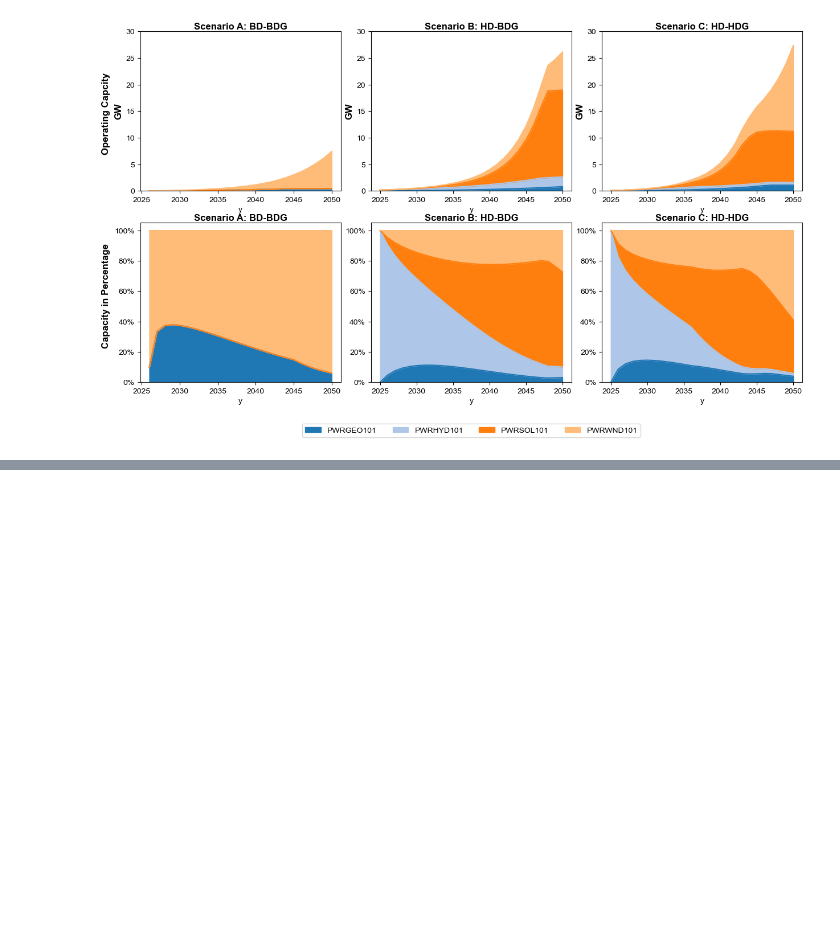
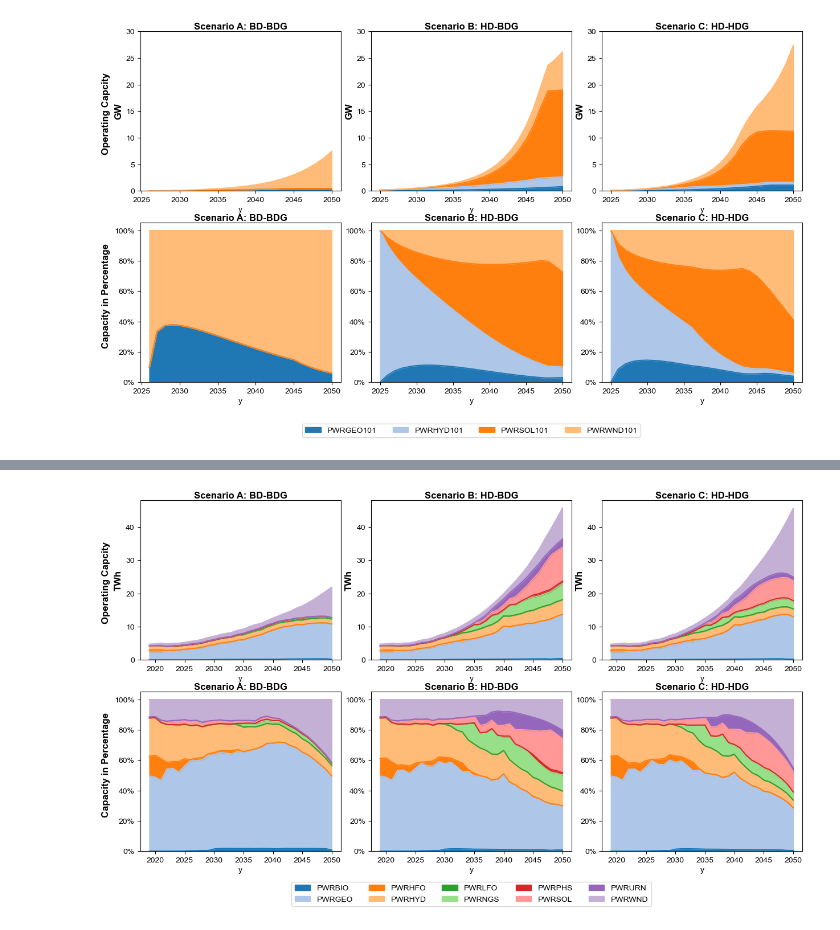
Before and after one commit to jerrysong0128/tech-learning-curve_in_OSeMOSYS, a Jupyter notebook: OSeMOSYS_Diffusion_Kenya/tools/2_result_visulaize_capacity.ipynb, the cells around one changed output, grey strips where cells are left out. Saved outputs shown, nothing was run; the diff lists cells and outputs as text; code cells hidden in the pictures; blank space fills up the shorter version.

Commit message:
add two more graph

```diff
--- a/OSeMOSYS_Diffusion_Kenya/tools/2_result_visulaize_capacity.ipynb
+++ b/OSeMOSYS_Diffusion_Kenya/tools/2_result_visulaize_capacity.ipynb
@@ -302,3 +302,87 @@ axes[4].legend(loc='lower center', bbox_to_anchor=(0.5, -0.37), ncol=5)
 # %% [output]
 <matplotlib.legend.Legend at 0x...>
 [figure]
+# %%
+def get_energy_supply_activity(BAU_data_path):
+    full_path_capacity = BAU_data_path + '/TotalTechnologyAnnualActivity.csv'
+    total_annual_capacity = pd.read_csv(full_path_capacity, index_col=None, header=0)
+    total_annual_capacity = total_annual_capacity[total_annual_capacity['t'].str.startswith('PWR')]
+    # sub string the first 6 characters of the string in column 't'
+    total_annual_capacity['t'] = total_annual_capacity['t'].str[0:6]
+    total_annual_capacity = total_annual_capacity.groupby(['t','y']).agg({'TotalTechnologyAnnualActivity': 'sum'}).reset_index()
+
+    total_annual_capacity_pivoted = total_annual_capacity.pivot(index='y', columns='t', values='TotalTechnologyAnnualActivity')
+
+    all_technologies = ['PWRBIO', 'PWRGEO', 'PWRHFO', 'PWRHYD', 'PWRLFO', 'PWRNGS', 'PWRPHS', 'PWRSOL', 'PWRURN', 'PWRWND']
+    total_annual_capacity_pivoted = total_annual_capacity_pivoted.reindex(columns=all_technologies, fill_value=0)/10
+
+    return total_annual_capacity_pivoted
+# %%
+plt.rcParams.update({'font.family': 'Arial'})
+fig = plt.figure(figsize=(15,8))  # You can adjust the size to fit your requirements
+gs = gridspec.GridSpec(2, 3, width_ratios=[1, 1, 1], wspace=0.15)
+axes = [plt.subplot(gs[i, j]) for i in range(2) for j in range(3)]
+
+# Add the column titles above the plot
+fig.text(0.085, 0.7, 'Operating Capcity',     rotation='vertical',      verticalalignment='center', fontsize=12, horizontalalignment='center',fontweight='bold')
+fig.text(0.085, 0.3, 'Capacity in Percentage',   rotation='vertical',       verticalalignment='center', fontsize=12, horizontalalignment='center',fontweight='bold')
+
+# Add the row titles to the left side of the plot
+axes[0].set_title(Scenario_A_name, verticalalignment='center', fontsize=12,fontweight='bold')
+axes[1].set_title(Scenario_B_name, verticalalignment='center', fontsize=12,fontweight='bold')
+axes[2].set_title(Scenario_C_name, verticalalignment='center', fontsize=12,fontweight='bold')
+
+
+Scenario_A_capacity = get_energy_supply_activity(Scenario_A_data_file_path)
+Scenario_B_capacity = get_energy_supply_activity(Scenario_B_data_file_path)
+Scenario_C_capacity = get_energy_supply_activity(Scenario_C_data_file_path)
+
+
+# Calculate the maximum y-value across all three DataFrames
+max_y = 48
+
+# Create the plots with the same y-axis
+Scenario_A_capacity.plot(kind='area', ax=axes[0], legend=False)
+axes[0].set_ylim([0, max_y])
+
+Scenario_B_capacity.plot(kind='area', ax=axes[1], legend=False)
+axes[1].set_ylim([0, max_y])
+
+Scenario_C_capacity.plot(kind='area', ax=axes[2], legend=False)
+axes[2].set_ylim([0, max_y])
+
+# add unit to y-axis
+axes[0].set_ylabel('TWh', fontsize=12, fontweight='bold')
+axes[1].set_ylabel('TWh', fontsize=12, fontweight='bold')
+axes[2].set_ylabel('TWh', fontsize=12, fontweight='bold')
+
+
+# Add the row titles to the left side of the plot
+axes[3].set_title(Scenario_A_name, verticalalignment='center', fontsize=12,fontweight='bold')
+axes[4].set_title(Scenario_B_name, verticalalignment='center', fontsize=12,fontweight='bold')
+axes[5].set_title(Scenario_C_name, verticalalignment='center', fontsize=12,fontweight='bold')
+
+Scenario_A_capacity_percentage = Scenario_A_capacity.div(Scenario_A_capacity.sum(axis=1), axis=0)
+Scenario_B_capacity_percentage = Scenario_B_capacity.div(Scenario_B_capacity.sum(axis=1), axis=0)
+Scenario_C_capacity_percentage = Scenario_C_capacity.div(Scenario_C_capacity.sum(axis=1), axis=0)
+
+# Define a function to format the y-axis labels as percentages
+def to_percent(y, position):
+    return f'{100 * y:.0f}%'
+
+# Create a formatter using this function
+formatter = FuncFormatter(to_percent)
+
+# Apply the formatter to the y-axis of each plot
+axes[3].yaxis.set_major_formatter(formatter)
+axes[4].yaxis.set_major_formatter(formatter)
+axes[5].yaxis.set_major_formatter(formatter)
+
+
+Scenario_A_capacity_percentage.plot(kind='area', ax=axes[3], legend=False)
+Scenario_B_capacity_percentage.plot(kind='area', ax=axes[4], legend=False)
+Scenario_C_capacity_percentage.plot(kind='area', ax=axes[5], legend=False)
+
+# Add legend
+axes[4].legend(loc='lower center', bbox_to_anchor=(0.5, -0.37), ncol=5)
+# %% [output]
@@ -304,0 +390 @@ axes[4].legend(loc='lower center', bbox_to_anchor=(0.5, -0.37), ncol=5)
+[figure, added]
```
Also changed, not shown: parts of 3 cells of this notebook.
